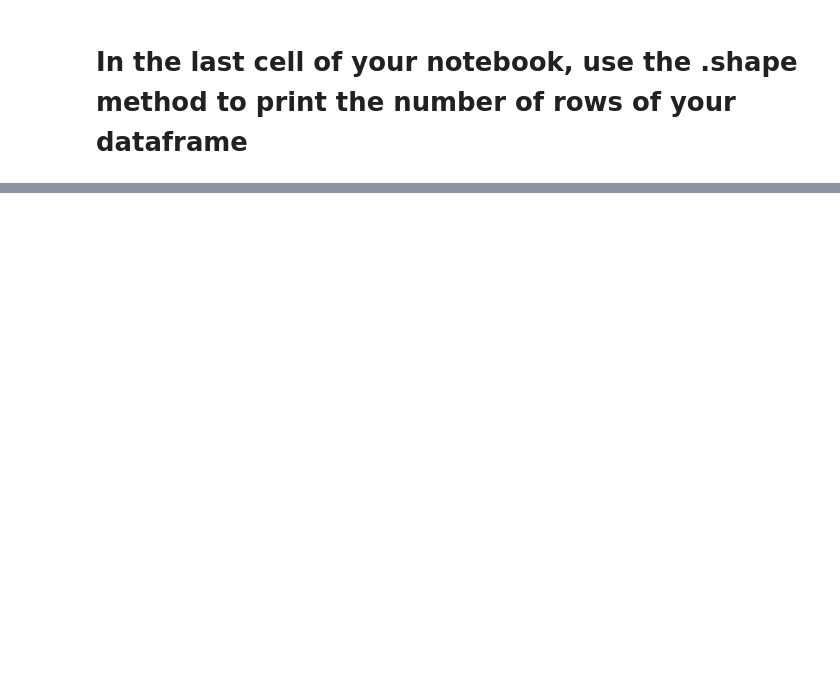
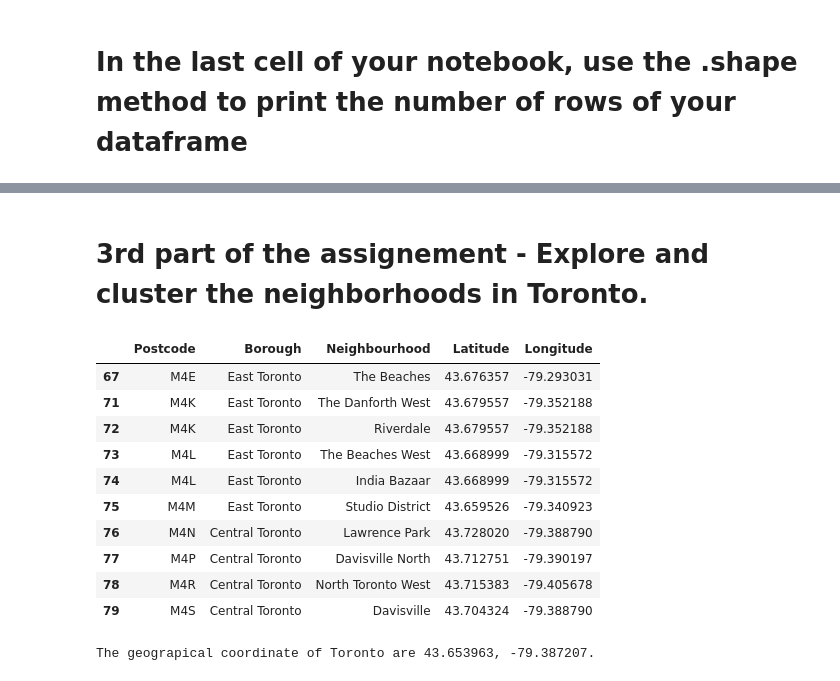
Before and after one commit to malthippana/Coursera_Capstone, a Jupyter notebook: Chapter 9 Week 3 Assignment.ipynb, the cells around one changed output, grey strips where cells are left out. Drawn from its saved outputs; the diff is of its cells as text; code cells hidden in the pictures; blank space fills up the shorter version.

Commit message:
Published from Watson Studio.

```diff
--- a/Chapter 9 Week 3 Assignment.ipynb
+++ b/Chapter 9 Week 3 Assignment.ipynb
@@ -90,0 +131,27 @@ group_data.shape
+# %% [markdown]
+# 3rd part of the assignement - Explore and cluster the neighborhoods in Toronto.
+# %%
+Torontodf = newdf[newdf['Borough'].str.contains("Toronto")]
+Torontodf.head(10)
+# %% [output]
+|  | Postcode | Borough | Neighbourhood | Latitude | Longitude |
+| 67 | M4E | East Toronto | The Beaches | 43.676357 | -79.293031 |
+| 71 | M4K | East Toronto | The Danforth West | 43.679557 | -79.352188 |
+| 72 | M4K | East Toronto | Riverdale | 43.679557 | -79.352188 |
+| 73 | M4L | East Toronto | The Beaches West | 43.668999 | -79.315572 |
+| 74 | M4L | East Toronto | India Bazaar | 43.668999 | -79.315572 |
+| 75 | M4M | East Toronto | Studio District | 43.659526 | -79.340923 |
+| 76 | M4N | Central Toronto | Lawrence Park | 43.728020 | -79.388790 |
+| 77 | M4P | Central Toronto | Davisville North | 43.712751 | -79.390197 |
+| 78 | M4R | Central Toronto | North Toronto West | 43.715383 | -79.405678 |
+| 79 | M4S | Central Toronto | Davisville | 43.704324 | -79.388790 |
+# %%
+address = 'Toronto, Ontario'
+
+geolocator = Nominatim(user_agent="toronto_explorer")
+location = geolocator.geocode(address)
+latitude = location.latitude
+longitude = location.longitude
+print('The geograpical coordinate of Toronto are {}, {}.'.format(latitude, longitude))
+# %% [output]
+The geograpical coordinate of Toronto are 43.653963, -79.387207.
```
Also changed, not shown: parts of 15 cells of this notebook.
